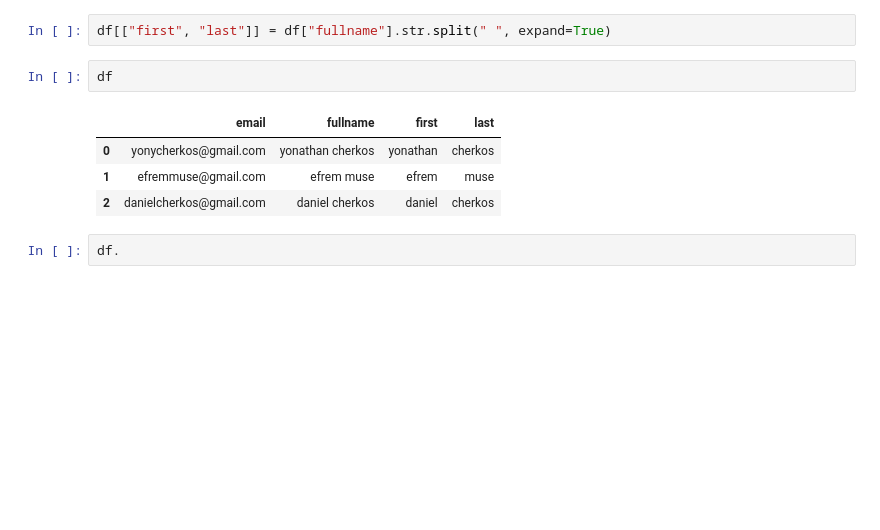
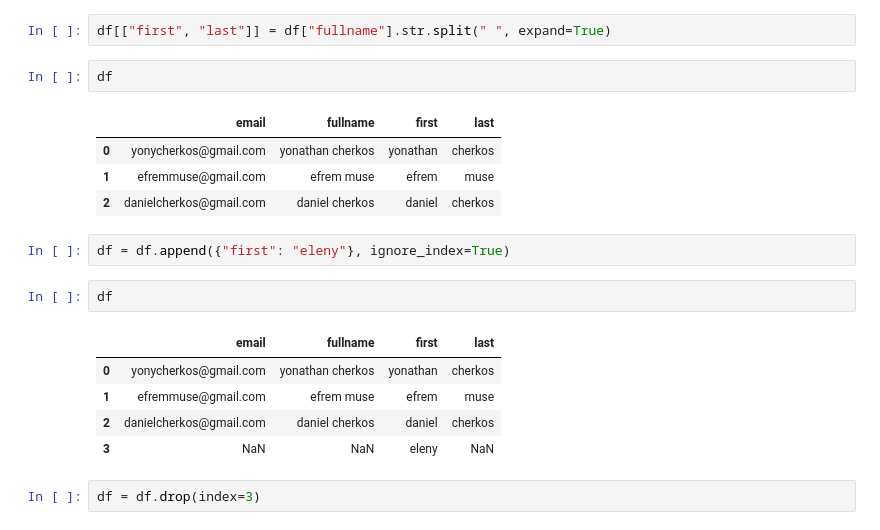
Before and after one commit to yonycherkos/data_analysis, a Jupyter notebook: pandas/Snippets.ipynb, the cells around one changed output. Cells and saved outputs as stored; diff of their text form; blank space fills up the shorter version.

```diff
--- a/pandas/Snippets.ipynb
+++ b/pandas/Snippets.ipynb
@@ -197,5 +197,15 @@ df
 | 0 | yonycherkos@gmail.com | yonathan cherkos | yonathan | cherkos |
 | 1 | efremmuse@gmail.com | efrem muse | efrem | muse |
 | 2 | danielcherkos@gmail.com | daniel cherkos | daniel | cherkos |
+# %%
+df = df.append({"first": "eleny"}, ignore_index=True)
 # %%
-df.
+df
+# %% [output]
+|  | email | fullname | first | last |
+| 0 | yonycherkos@gmail.com | yonathan cherkos | yonathan | cherkos |
+| 1 | efremmuse@gmail.com | efrem muse | efrem | muse |
+| 2 | danielcherkos@gmail.com | daniel cherkos | daniel | cherkos |
+| 3 | NaN | NaN | eleny | NaN |
+# %%
+df = df.drop(index=3)
```
Also changed, not shown: parts of 5 cells of this notebook, 1 other file.
